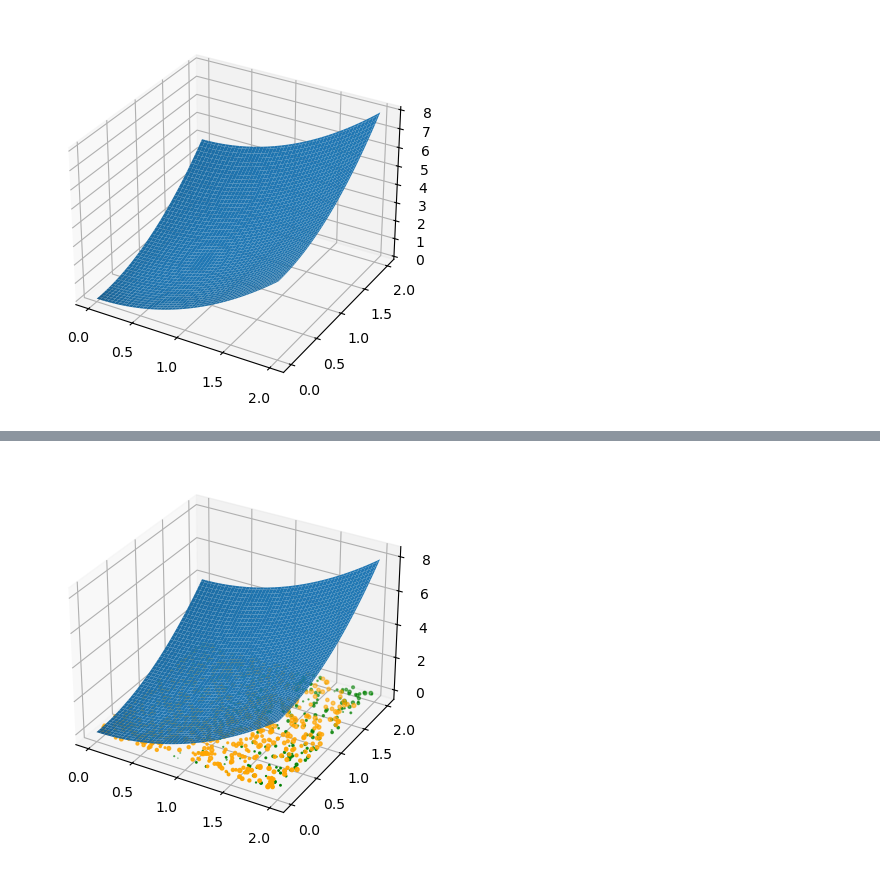
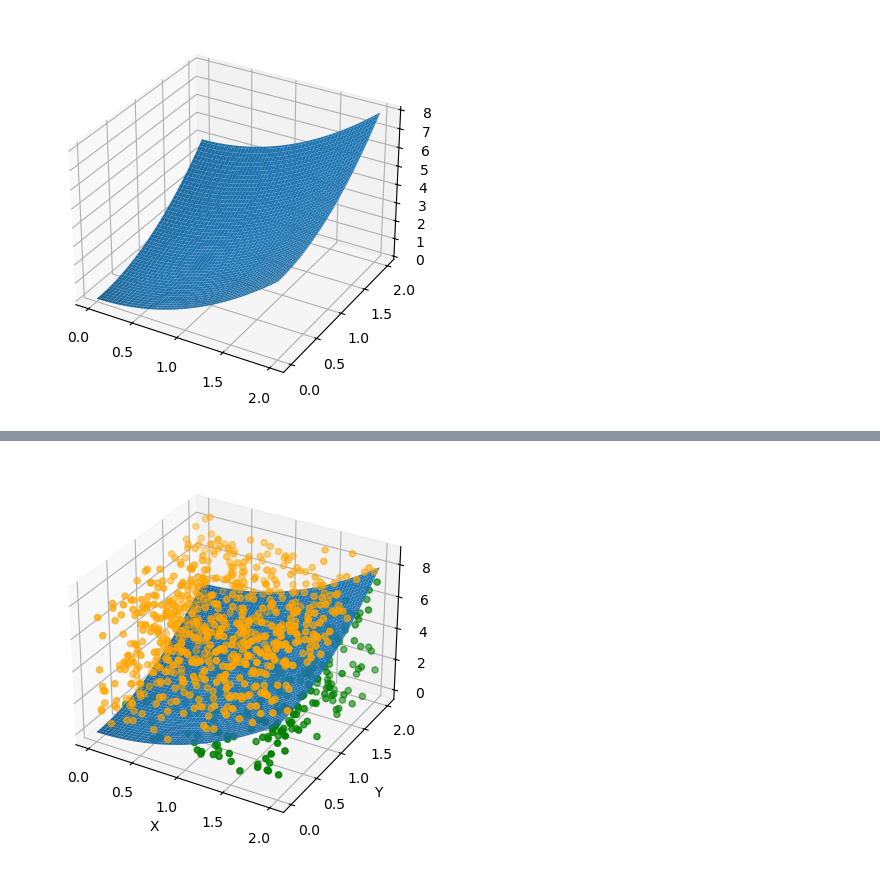
Before and after one commit to GenovaCosmology/AstroCosmoComputational, a Jupyter notebook: Students/AndreaGatti/Lesson7/Exercize1/Rejection_montecarlo.ipynb, the cells around one changed output, grey strips where cells are left out. Cells and saved outputs as stored; diff of their text form; code cells hidden in the pictures.

```diff
--- a/Students/AndreaGatti/Lesson7/Exercize1/Rejection_montecarlo.ipynb
+++ b/Students/AndreaGatti/Lesson7/Exercize1/Rejection_montecarlo.ipynb
@@ -171,41 +285,50 @@ def rejection_monte_carlo_flat(n_samples,x,y,z,pdf):
             vect_y.append(n_y)
             vect_z.append(n_z)
             number = number + 1
-            #print(n_x,n_y)
+            #print(n_x,n_y,n_z)
         else:
             out_distribNd_x.append(n_x)
             out_distribNd_y.append(n_y)
             out_distribNd_z.append(n_z)
 
     return number
 
 #point of a flat distribution:
 #if 1D i have x and y, but in Nd i have N+1 variables
 ascisse = np.linspace(0,2,100)
 ordinate = np.linspace(0,2,100)
 zeta = np.full(100,8.5)
 
 number = rejection_monte_carlo_flat(num_points,ascisse,ordinate,zeta,Nd_distribution)
 
 #fig,ax = plt.subplots()
 fig = plt.figure()
 
 ax = fig.add_subplot(111, projection='3d')
 #ax.plot(x, y) #label='Flat function'
 #ax.plot(x, pdf) #label='Gaussian distribuction'
-plt.scatter(out_distribNd_x, out_distribNd_y, out_distribNd_z, color='orange',marker='o')
-plt.scatter(vect_x, vect_y, vect_z, color='green',marker='o')
+ax.scatter(out_distribNd_x, out_distribNd_y, out_distribNd_z, color='orange',marker='o')
+ax.scatter(vect_x, vect_y, vect_z, color='green',marker='o')
 #plt.scatter(vec_x, vec_y, color = 'green', marker='o')
 #ax.legend()
 #plt.show()
 #print("efficiency is: ",len(vector_x)/(len(vector_x) + len(out_distrib_x)))
 
 # Create 3D plot
 ax.plot_surface(x, y, z)
 
+# Set labels
+ax.set_xlabel('X')
+ax.set_ylabel('Y')
+ax.set_zlabel('Z')
+
 # Rotate the plot
-#ax.view_init(270, angle)  # Change the view angle
-
+'''
+for angle in range(0, 360):
+    ax.view_init(30, angle)  # Change the view angle
+    plt.draw()
+    plt.pause(0.01)
+'''
 plt.show()
 # %% [output]
-[figure, old version]
+[figure, new version]
```
Also changed, not shown: parts of 5 cells of this notebook.
